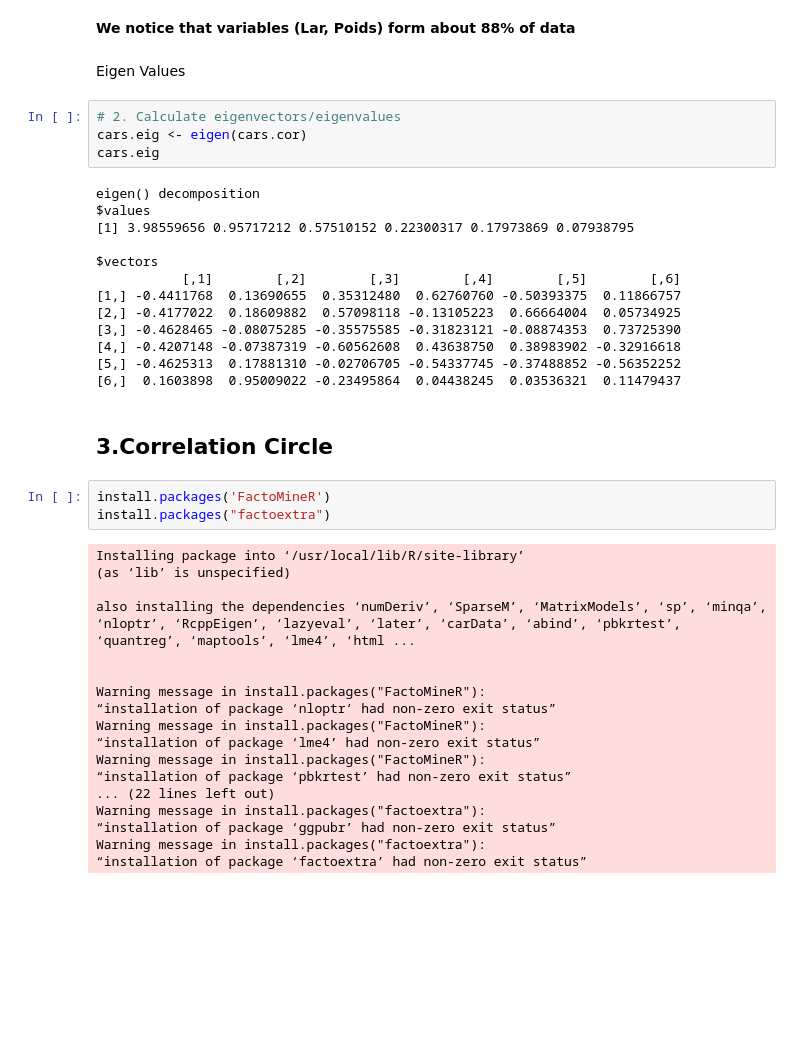
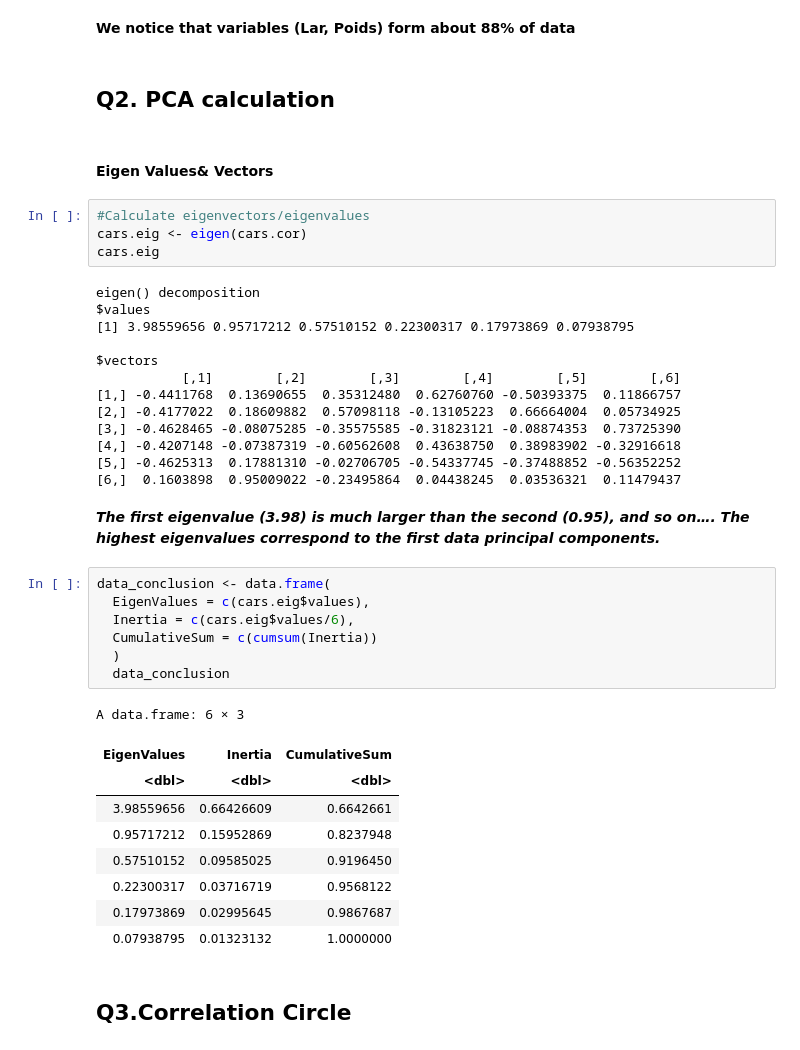
Before and after one commit to alialthiab/Data-Analysis, a Jupyter notebook: HIAST_DA_2022_Q1(PCA).ipynb, the cells around one changed output. Drawn from its saved outputs; the diff is of its cells as text; blank space fills up the shorter version.

```diff
--- a/HIAST_DA_2022_Q1(PCA).ipynb
+++ b/HIAST_DA_2022_Q1(PCA).ipynb
@@ -112,10 +116,12 @@ The distribution of each variable is shown on the diagonal.
 3. Each significance level is associated to a symbol : p-values(0, 0.001, 0.01, 0.05, 0.1, 1) <=> symbols(“***”, “**”, “*”, “.”, " “)
 # %% [markdown]
 **We notice that variables (Lar, Poids) form about 88% of data**
-# %% [markdown]
-Eigen Values
+# %% [markdown]
+## Q2. PCA calculation
+# %% [markdown]
+#### Eigen Values& Vectors
 # %%
-# 2. Calculate eigenvectors/eigenvalues
+#Calculate eigenvectors/eigenvalues
 cars.eig <- eigen(cars.cor)
 cars.eig
 # %% [output]
@@ -131,26 +137,24 @@ $vectors
 [4,] -0.4207148 -0.07387319 -0.60562608  0.43638750  0.38983902 -0.32916618
 [5,] -0.4625313  0.17881310 -0.02706705 -0.54337745 -0.37488852 -0.56352252
 [6,]  0.1603898  0.95009022 -0.23495864  0.04438245  0.03536321  0.11479437
+# %% [markdown]
+***The first eigenvalue (3.98) is much larger than the second (0.95), and so on…. The highest eigenvalues correspond to the first data principal components.***
+# %%
+data_conclusion <- data.frame(
+  EigenValues = c(cars.eig$values),
+  Inertia = c(cars.eig$values/6),
+  CumulativeSum = c(cumsum(Inertia))
+  )
+  data_conclusion
+# %% [output]
+A data.frame: 6 × 3
+| EigenValues | Inertia | CumulativeSum |
+| <dbl> | <dbl> | <dbl> |
+| 3.98559656 | 0.66426609 | 0.6642661 |
+| 0.95717212 | 0.15952869 | 0.8237948 |
+| 0.57510152 | 0.09585025 | 0.9196450 |
+| 0.22300317 | 0.03716719 | 0.9568122 |
+| 0.17973869 | 0.02995645 | 0.9867687 |
+| 0.07938795 | 0.01323132 | 1.0000000 |
 # %% [markdown]
-## 3.Correlation Circle
+## Q3.Correlation Circle
-# %%
-install.packages('FactoMineR')
-install.packages("factoextra")
-# %% [output]
-Installing package into ‘/usr/local/lib/R/site-library’
-(as ‘lib’ is unspecified)
-
-also installing the dependencies ‘numDeriv’, ‘SparseM’, ‘MatrixModels’, ‘sp’, ‘minqa’, ‘nloptr’, ‘RcppEigen’, ‘lazyeval’, ‘later’, ‘carData’, ‘abind’, ‘pbkrtest’, ‘quantreg’, ‘maptools’, ‘lme4’, ‘html ...
-
-
-Warning message in install.packages("FactoMineR"):
-“installation of package ‘nloptr’ had non-zero exit status”
-Warning message in install.packages("FactoMineR"):
-“installation of package ‘lme4’ had non-zero exit status”
-Warning message in install.packages("FactoMineR"):
-“installation of package ‘pbkrtest’ had non-zero exit status”
-... (22 lines left out)
-Warning message in install.packages("factoextra"):
-“installation of package ‘ggpubr’ had non-zero exit status”
-Warning message in install.packages("factoextra"):
-“installation of package ‘factoextra’ had non-zero exit status”
```
Also changed, not shown: parts of 15 cells of this notebook.
